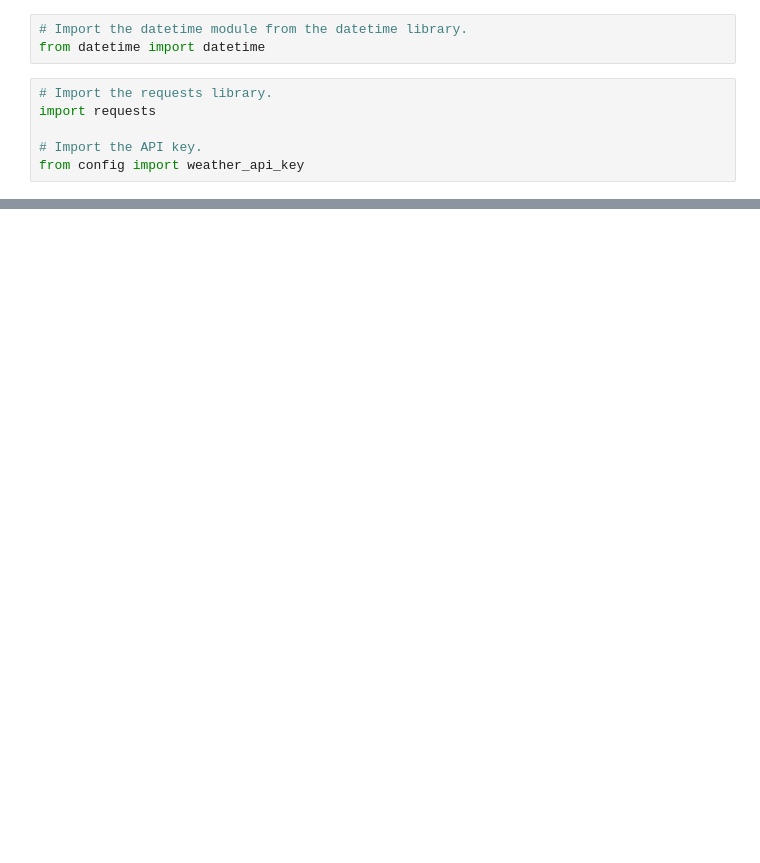
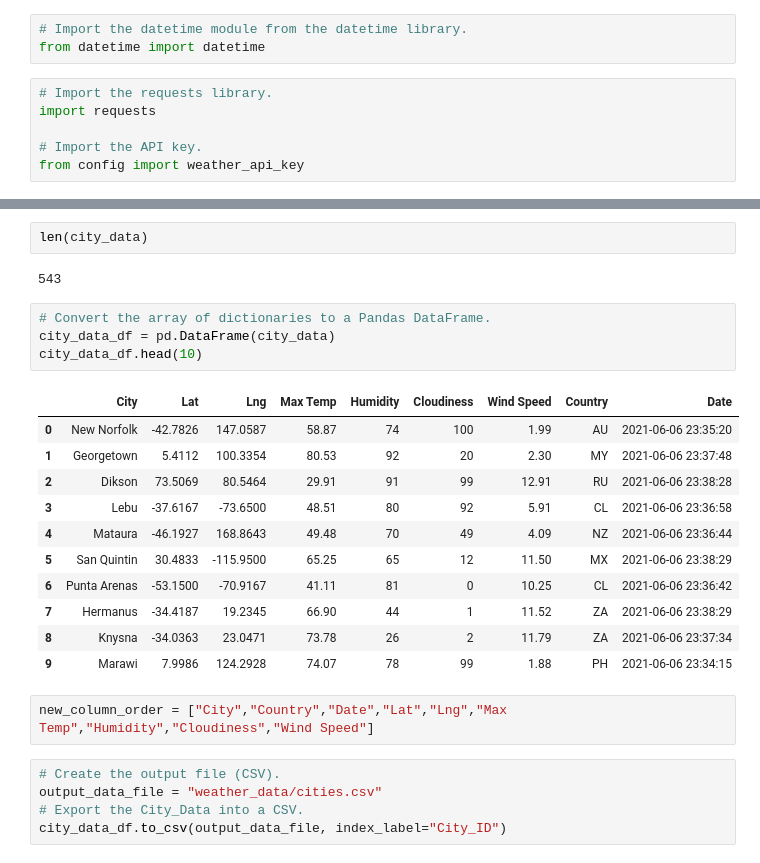
Before and after one commit to rland1/World_Weather_Analysis, a Jupyter notebook: WeatherPy.ipynb, the cells around one changed output, grey strips where cells are left out. Drawn from its saved outputs; the diff is of its cells as text; blank space fills up the shorter version.

```diff
--- a/WeatherPy.ipynb
+++ b/WeatherPy.ipynb
@@ -137,0 +127,27 @@ Data Retrieval Complete
+# %%
+len(city_data)
+# %% [output]
+543
+# %%
+# Convert the array of dictionaries to a Pandas DataFrame.
+city_data_df = pd.DataFrame(city_data)
+city_data_df.head(10)
+# %% [output]
+|  | City | Lat | Lng | Max Temp | Humidity | Cloudiness | Wind Speed | Country | Date |
+| 0 | New Norfolk | -42.7826 | 147.0587 | 58.87 | 74 | 100 | 1.99 | AU | 2021-06-06 23:35:20 |
+| 1 | Georgetown | 5.4112 | 100.3354 | 80.53 | 92 | 20 | 2.30 | MY | 2021-06-06 23:37:48 |
+| 2 | Dikson | 73.5069 | 80.5464 | 29.91 | 91 | 99 | 12.91 | RU | 2021-06-06 23:38:28 |
+| 3 | Lebu | -37.6167 | -73.6500 | 48.51 | 80 | 92 | 5.91 | CL | 2021-06-06 23:36:58 |
+| 4 | Mataura | -46.1927 | 168.8643 | 49.48 | 70 | 49 | 4.09 | NZ | 2021-06-06 23:36:44 |
+| 5 | San Quintin | 30.4833 | -115.9500 | 65.25 | 65 | 12 | 11.50 | MX | 2021-06-06 23:38:29 |
+| 6 | Punta Arenas | -53.1500 | -70.9167 | 41.11 | 81 | 0 | 10.25 | CL | 2021-06-06 23:36:42 |
+| 7 | Hermanus | -34.4187 | 19.2345 | 66.90 | 44 | 1 | 11.52 | ZA | 2021-06-06 23:38:29 |
+| 8 | Knysna | -34.0363 | 23.0471 | 73.78 | 26 | 2 | 11.79 | ZA | 2021-06-06 23:37:34 |
+| 9 | Marawi | 7.9986 | 124.2928 | 74.07 | 78 | 99 | 1.88 | PH | 2021-06-06 23:34:15 |
+# %%
+new_column_order = ["City","Country","Date","Lat","Lng","Max Temp","Humidity","Cloudiness","Wind Speed"]
+# %%
+# Create the output file (CSV).
+output_data_file = "weather_data/cities.csv"
+# Export the City_Data into a CSV.
+city_data_df.to_csv(output_data_file, index_label="City_ID")
```
Also changed, not shown: parts of 4 cells of this notebook, 2 other files.
